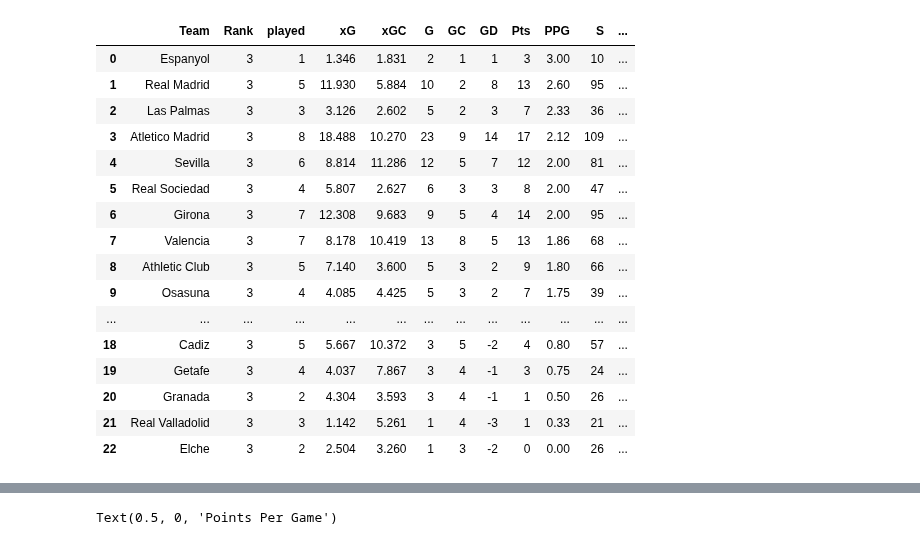
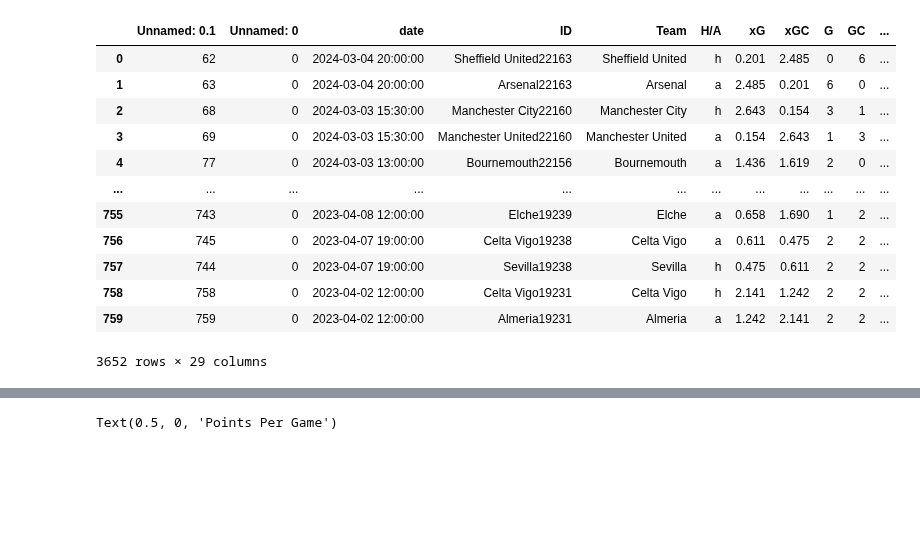
Before and after one commit to rpenn97/score_prediction_tool, a Jupyter notebook: EDA_DF/EDA.ipynb, the cells around one changed output, grey strips where cells are left out. Drawn from its saved outputs; the diff is of its cells as text; code cells hidden in the pictures; blank space fills up the shorter version.

```diff
--- a/EDA_DF/EDA_Home_vs_Away.ipynb
+++ b/EDA_DF/EDA.ipynb
@@ -59,48 +59,50 @@ eng_r3_table_a = pd.read_excel(r'EPL_understat.xlsx',sheet_name='rank3_away')
 
 fra_r1_table_h = pd.read_excel(r'Ligue1_understat.xlsx',sheet_name='rank1_home')
 fra_r2_table_h = pd.read_excel(r'Ligue1_understat.xlsx',sheet_name='rank2_home')
 fra_r3_table_h = pd.read_excel(r'Ligue1_understat.xlsx',sheet_name='rank3_home')
 fra_r1_table_a = pd.read_excel(r'Ligue1_understat.xlsx',sheet_name='rank1_away')
 fra_r2_table_a = pd.read_excel(r'Ligue1_understat.xlsx',sheet_name='rank2_away')
 fra_r3_table_a = pd.read_excel(r'Ligue1_understat.xlsx',sheet_name='rank3_away')
 
 ger_r1_table_h = pd.read_excel(r'Bundesliga_understat.xlsx',sheet_name='rank1_home')
 ger_r2_table_h = pd.read_excel(r'Bundesliga_understat.xlsx',sheet_name='rank2_home')
 ger_r3_table_h = pd.read_excel(r'Bundesliga_understat.xlsx',sheet_name='rank3_home')
 ger_r1_table_a = pd.read_excel(r'Bundesliga_understat.xlsx',sheet_name='rank1_away')
 ger_r2_table_a = pd.read_excel(r'Bundesliga_understat.xlsx',sheet_name='rank2_away')
 ger_r3_table_a = pd.read_excel(r'Bundesliga_understat.xlsx',sheet_name='rank3_away')
 
 ita_r1_table_h = pd.read_excel(r'SerieA_understat.xlsx',sheet_name='rank1_home')
 ita_r2_table_h = pd.read_excel(r'SerieA_understat.xlsx',sheet_name='rank2_home')
 ita_r3_table_h = pd.read_excel(r'SerieA_understat.xlsx',sheet_name='rank3_home')
 ita_r1_table_a = pd.read_excel(r'SerieA_understat.xlsx',sheet_name='rank1_away')
 ita_r2_table_a = pd.read_excel(r'SerieA_understat.xlsx',sheet_name='rank2_away')
 ita_r3_table_a = pd.read_excel(r'SerieA_understat.xlsx',sheet_name='rank3_away')
 
 spa_r1_table_h = pd.read_excel(r'LaLiga_understat.xlsx',sheet_name='rank1_home')
 spa_r2_table_h = pd.read_excel(r'LaLiga_understat.xlsx',sheet_name='rank2_home')
 spa_r3_table_h = pd.read_excel(r'LaLiga_understat.xlsx',sheet_name='rank3_home')
 spa_r1_table_a = pd.read_excel(r'LaLiga_understat.xlsx',sheet_name='rank1_away')
 spa_r2_table_a = pd.read_excel(r'LaLiga_understat.xlsx',sheet_name='rank2_away')
 spa_r3_table_a = pd.read_excel(r'LaLiga_understat.xlsx',sheet_name='rank3_away')
 
-spa_r3_table_a
+list_df = [eng_df,fra_df,ger_df,ita_df,spa_df]
+ov_df = pd.concat(list_df)
+ov_df['win'] = ov_df.apply(lambda x: 1 if x['Pts'] == 3 else 0, axis=1)
+ov_df['draw'] = ov_df.apply(lambda x: 1 if x['Pts'] == 1 else 0, axis=1)
+ov_df['lose'] = ov_df.apply(lambda x: 1 if x['Pts'] == 0 else 0, axis=1)
+ov_df['home?'] = ov_df.apply(lambda x: 1 if x['H/A'] == "h" else 0, axis=1)
+ov_df
 # %% [output]
-|  | Team | Rank | played | xG | xGC | G | GC | GD | Pts | PPG | S | ... |
-| 0 | Espanyol | 3 | 1 | 1.346 | 1.831 | 2 | 1 | 1 | 3 | 3.00 | 10 | ... |
-| 1 | Real Madrid | 3 | 5 | 11.930 | 5.884 | 10 | 2 | 8 | 13 | 2.60 | 95 | ... |
-| 2 | Las Palmas | 3 | 3 | 3.126 | 2.602 | 5 | 2 | 3 | 7 | 2.33 | 36 | ... |
-| 3 | Atletico Madrid | 3 | 8 | 18.488 | 10.270 | 23 | 9 | 14 | 17 | 2.12 | 109 | ... |
-| 4 | Sevilla | 3 | 6 | 8.814 | 11.286 | 12 | 5 | 7 | 12 | 2.00 | 81 | ... |
-| 5 | Real Sociedad | 3 | 4 | 5.807 | 2.627 | 6 | 3 | 3 | 8 | 2.00 | 47 | ... |
-| 6 | Girona | 3 | 7 | 12.308 | 9.683 | 9 | 5 | 4 | 14 | 2.00 | 95 | ... |
-| 7 | Valencia | 3 | 7 | 8.178 | 10.419 | 13 | 8 | 5 | 13 | 1.86 | 68 | ... |
-| 8 | Athletic Club | 3 | 5 | 7.140 | 3.600 | 5 | 3 | 2 | 9 | 1.80 | 66 | ... |
-| 9 | Osasuna | 3 | 4 | 4.085 | 4.425 | 5 | 3 | 2 | 7 | 1.75 | 39 | ... |
-| ... | ... | ... | ... | ... | ... | ... | ... | ... | ... | ... | ... | ... |
-| 18 | Cadiz | 3 | 5 | 5.667 | 10.372 | 3 | 5 | -2 | 4 | 0.80 | 57 | ... |
-| 19 | Getafe | 3 | 4 | 4.037 | 7.867 | 3 | 4 | -1 | 3 | 0.75 | 24 | ... |
-| 20 | Granada | 3 | 2 | 4.304 | 3.593 | 3 | 4 | -1 | 1 | 0.50 | 26 | ... |
-| 21 | Real Valladolid | 3 | 3 | 1.142 | 5.261 | 1 | 4 | -3 | 1 | 0.33 | 21 | ... |
-| 22 | Elche | 3 | 2 | 2.504 | 3.260 | 1 | 3 | -2 | 0 | 0.00 | 26 | ... |
+|  | Unnamed: 0.1 | Unnamed: 0 | date | ID | Team | H/A | xG | xGC | G | GC | ... |
+| 0 | 62 | 0 | 2024-03-04 20:00:00 | Sheffield United22163 | Sheffield United | h | 0.201 | 2.485 | 0 | 6 | ... |
+| 1 | 63 | 0 | 2024-03-04 20:00:00 | Arsenal22163 | Arsenal | a | 2.485 | 0.201 | 6 | 0 | ... |
+| 2 | 68 | 0 | 2024-03-03 15:30:00 | Manchester City22160 | Manchester City | h | 2.643 | 0.154 | 3 | 1 | ... |
+| 3 | 69 | 0 | 2024-03-03 15:30:00 | Manchester United22160 | Manchester United | a | 0.154 | 2.643 | 1 | 3 | ... |
+| 4 | 77 | 0 | 2024-03-03 13:00:00 | Bournemouth22156 | Bournemouth | a | 1.436 | 1.619 | 2 | 0 | ... |
+| ... | ... | ... | ... | ... | ... | ... | ... | ... | ... | ... | ... |
+| 755 | 743 | 0 | 2023-04-08 12:00:00 | Elche19239 | Elche | a | 0.658 | 1.690 | 1 | 2 | ... |
+| 756 | 745 | 0 | 2023-04-07 19:00:00 | Celta Vigo19238 | Celta Vigo | a | 0.611 | 0.475 | 2 | 2 | ... |
+| 757 | 744 | 0 | 2023-04-07 19:00:00 | Sevilla19238 | Sevilla | h | 0.475 | 0.611 | 2 | 2 | ... |
+| 758 | 758 | 0 | 2023-04-02 12:00:00 | Celta Vigo19231 | Celta Vigo | h | 2.141 | 1.242 | 2 | 2 | ... |
+| 759 | 759 | 0 | 2023-04-02 12:00:00 | Almeria19231 | Almeria | a | 1.242 | 2.141 | 2 | 2 | ... |
+3652 rows × 29 columns
```
Also changed, not shown: parts of 16 cells of this notebook, 2 other files.
